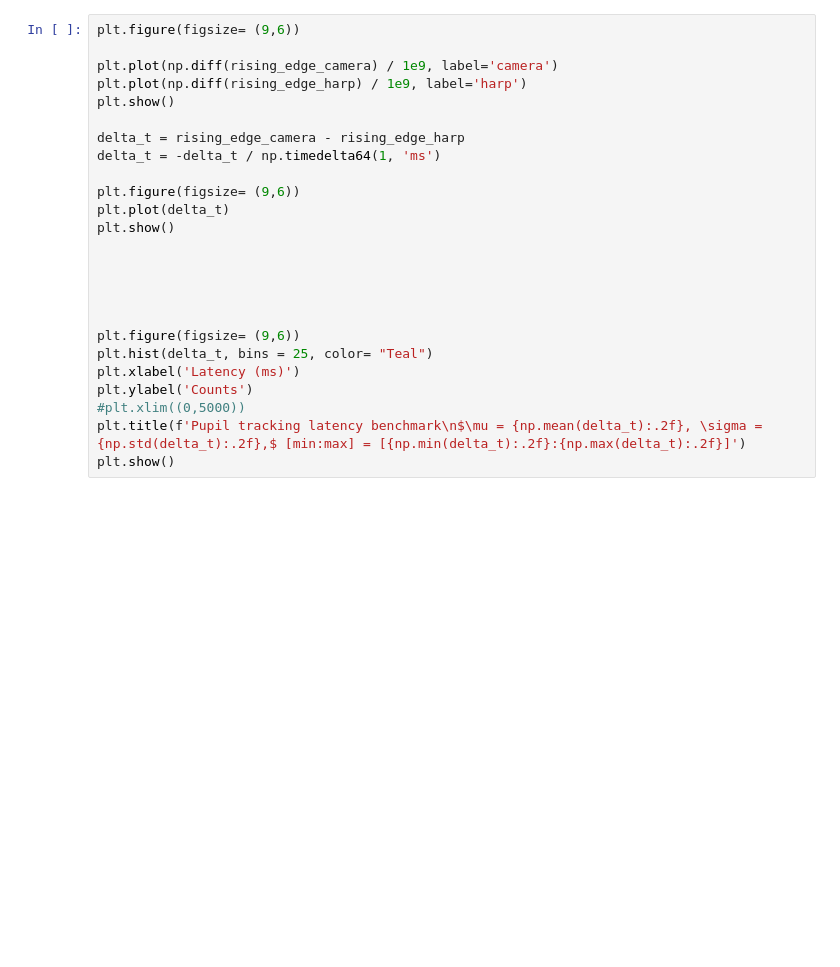
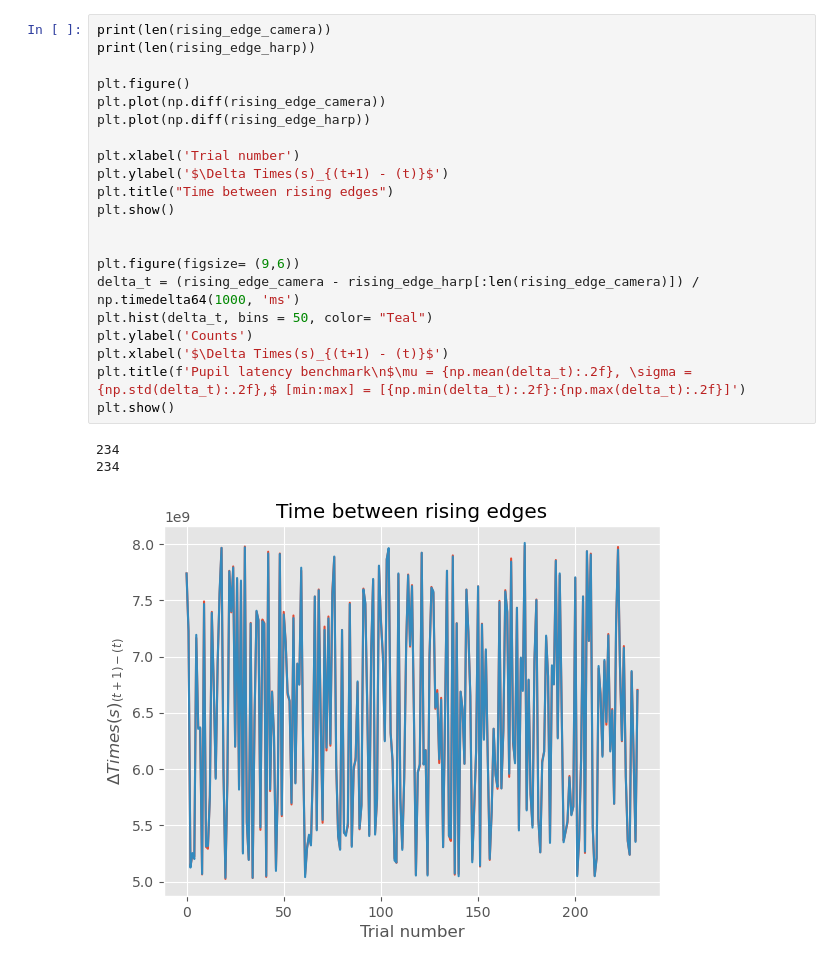
Before and after one commit to emotional-cities/notebooks, a Jupyter notebook: src/poc-v1/Benchmarks/Benchmark_PupilLabs.ipynb, the cells around one changed output. Drawn from its saved outputs; the diff is of its cells as text; blank space fills up the shorter version.

```diff
--- a/src/poc-v1/Benchmarks/Benchmark_PupilLabs.ipynb
+++ b/src/poc-v1/Benchmarks/Benchmark_PupilLabs.ipynb
@@ -70,25 +104,25 @@ print((len(rising_edge_camera), len(rising_edge_harp)))
 # %%
-plt.figure(figsize= (9,6))
+print(len(rising_edge_camera))
+print(len(rising_edge_harp))
 
-plt.plot(np.diff(rising_edge_camera) / 1e9, label='camera')
-plt.plot(np.diff(rising_edge_harp) / 1e9, label='harp')
-plt.show()
+plt.figure()
+plt.plot(np.diff(rising_edge_camera))
+plt.plot(np.diff(rising_edge_harp))
 
-delta_t = rising_edge_camera - rising_edge_harp
-delta_t = -delta_t / np.timedelta64(1, 'ms')
-
-plt.figure(figsize= (9,6))
-plt.plot(delta_t)
+plt.xlabel('Trial number')
+plt.ylabel('$\Delta Times(s)_{(t+1) - (t)}$')
+plt.title("Time between rising edges")
 plt.show()
 
 
-
-
-
 plt.figure(figsize= (9,6))
-plt.hist(delta_t, bins = 25, color= "Teal")
-plt.xlabel('Latency (ms)')
+delta_t = (rising_edge_camera - rising_edge_harp[:len(rising_edge_camera)]) / np.timedelta64(1000, 'ms')
+plt.hist(delta_t, bins = 50, color= "Teal")
 plt.ylabel('Counts')
-#plt.xlim((0,5000))
-plt.title(f'Pupil tracking latency benchmark\n$\mu = {np.mean(delta_t):.2f}, \sigma = {np.std(delta_t):.2f},$ [min:max] = [{np.min(delta_t):.2f}:{np.max(delta_t):.2f}]')
+plt.xlabel('$\Delta Times(s)_{(t+1) - (t)}$')
+plt.title(f'Pupil latency benchmark\n$\mu = {np.mean(delta_t):.2f}, \sigma = {np.std(delta_t):.2f},$ [min:max] = [{np.min(delta_t):.2f}:{np.max(delta_t):.2f}]')
 plt.show()
+# %% [output]
+234
+234
+[figure, added]
```
Also changed, not shown: parts of 8 cells of this notebook, 2 other files.
